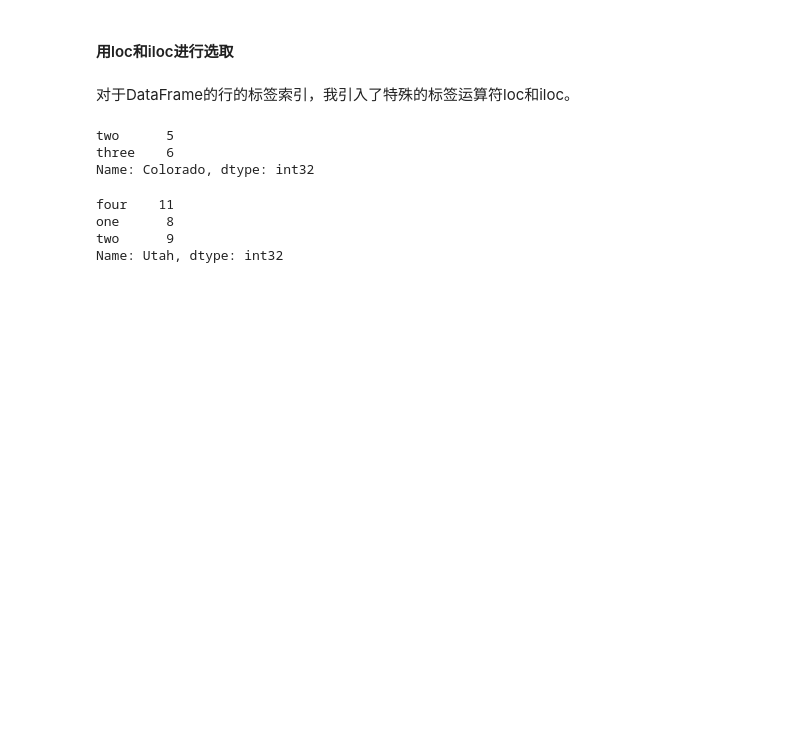
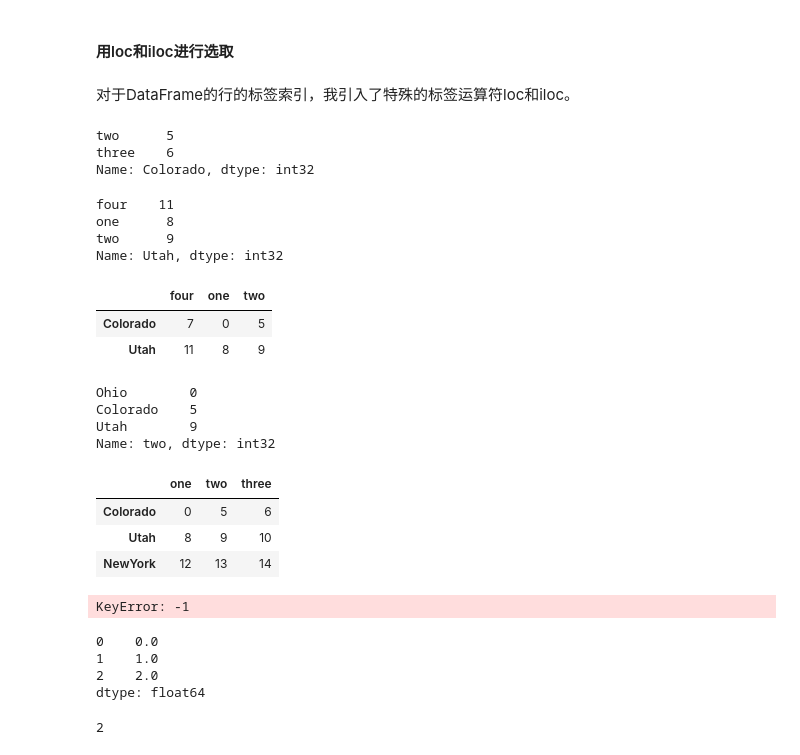
Before and after one commit to sanpang228/DataAnalysis, a Jupyter notebook: Task3.ipynb, the cells around one changed output. Saved outputs shown, nothing was run; the diff lists cells and outputs as text; code cells hidden in the pictures; blank space fills up the shorter version.

```diff
--- a/Task3.ipynb
+++ b/Task3.ipynb
@@ -634,3 +634,42 @@ four    11
 one      8
 two      9
 Name: Utah, dtype: int32
+# %%
+data.iloc[[1,2],[3,0,1]]
+# %% [output]
+|  | four | one | two |
+| Colorado | 7 | 0 | 5 |
+| Utah | 11 | 8 | 9 |
+# %%
+#这两个索引函数也适用于一个标签或多个标签的切片
+data.loc[:'Utah', 'two']
+# %% [output]
+Ohio        0
+Colorado    5
+Utah        9
+Name: two, dtype: int32
+# %%
+data.iloc[:, :3][data.three > 5]
+# %% [output]
+|  | one | two | three |
+| Colorado | 0 | 5 | 6 |
+| Utah | 8 | 9 | 10 |
+| NewYork | 12 | 13 | 14 |
+# %%
+ser = pd.Series(np.arange(3.))
+ser[-1] #pandas报错,这里整数索引报错，分不清index还是数据
+# %% [output]
+KeyError: -1
+# %%
+ser
+# %% [output]
+0    0.0
+1    1.0
+2    2.0
+dtype: float64
+# %%
+#对于非整数索引，不会产生歧义
+ser2 = pd.Series(np.arange(3), index=['a', 'b', 'c'])
+ser2[-1]
+# %% [output]
+2
```
